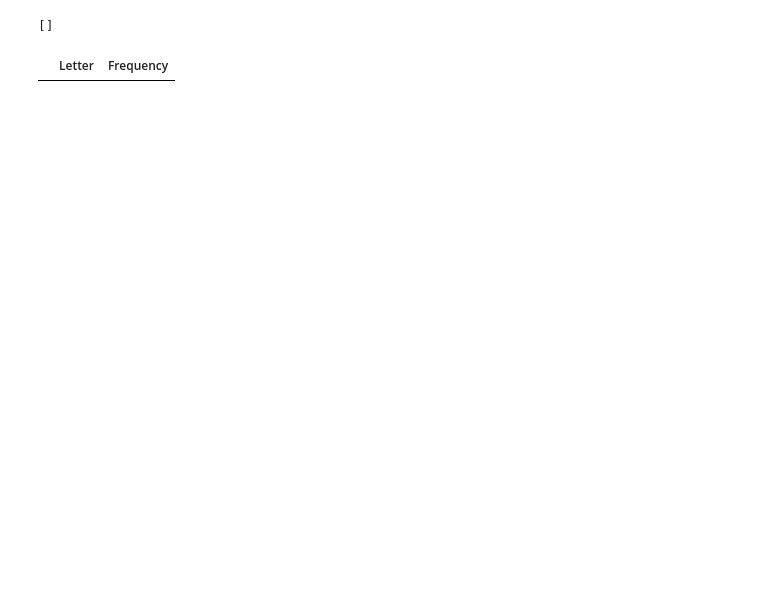
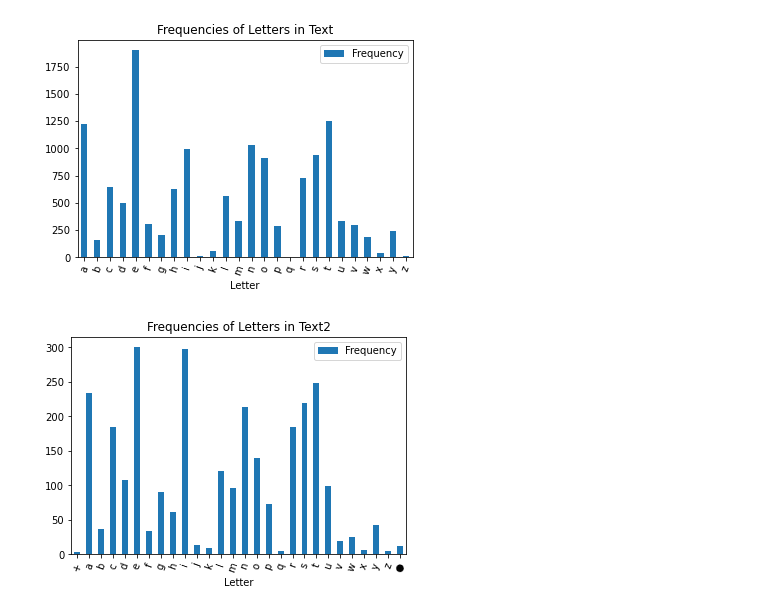
Before and after one commit to mikayla-eckelcifrese/JupyterLabRepository, a Jupyter notebook: Test Random Sample Text from File.ipynb, the cells around one changed output. Drawn from its saved outputs; the diff is of its cells as text; code cells hidden in the pictures; blank space fills up the shorter version.

```diff
--- a/Test Random Sample Text from File.ipynb
+++ b/Test Random Sample Text from File.ipynb
@@ -85,21 +73,32 @@ for keys in lines:
 
 letter_keys = sorted(LetterFrequencies)
 
-print(letter_keys)
+LetterFrequencies2 = {}
+
+for keys in lines2:
+    LetterFrequencies2[keys] = LetterFrequencies2.get(keys, 0) + 1
+
+letter_keys2 = sorted(LetterFrequencies2)
-# %% [output]
-[]
 # %%
 LetterFrequencies_df = pd.DataFrame(LetterFrequencies.items(), columns=['Letter', 'Frequency'])
 
 LetterFrequencies_df = LetterFrequencies_df.sort_values("Letter")
 
 LetterFrequencies_df = LetterFrequencies_df[LetterFrequencies_df.Letter != " "]
 
-LetterFrequencies_df
+bar_graph = LetterFrequencies_df.plot.bar(x="Letter", y="Frequency", rot=70, title="Frequencies of Letters in Text")
 
-#bar_graph = LetterFrequencies_df.plot.bar(x="Letter", y="Frequency", rot=70, title="Frequencies of Letters in Text")
+
+LetterFrequencies2_df = pd.DataFrame(LetterFrequencies2.items(), columns=['Letter', 'Frequency'])
+
+LetterFrequencies2_df = LetterFrequencies2_df.sort_values("Letter")
+
+LetterFrequencies2_df = LetterFrequencies2_df[LetterFrequencies2_df.Letter != " "]
+
+bar_graph2 = LetterFrequencies2_df.plot.bar(x="Letter", y="Frequency", rot=70, title="Frequencies of Letters in Text2")
 # %% [output]
-|  | Letter | Frequency |
+[figure, added]
+[figure, added]
 # %%
 histogram = plt.hist(LetterFrequencies_df["Frequency"], bins = 15)
 
```
Also changed, not shown: parts of 3 cells of this notebook.
